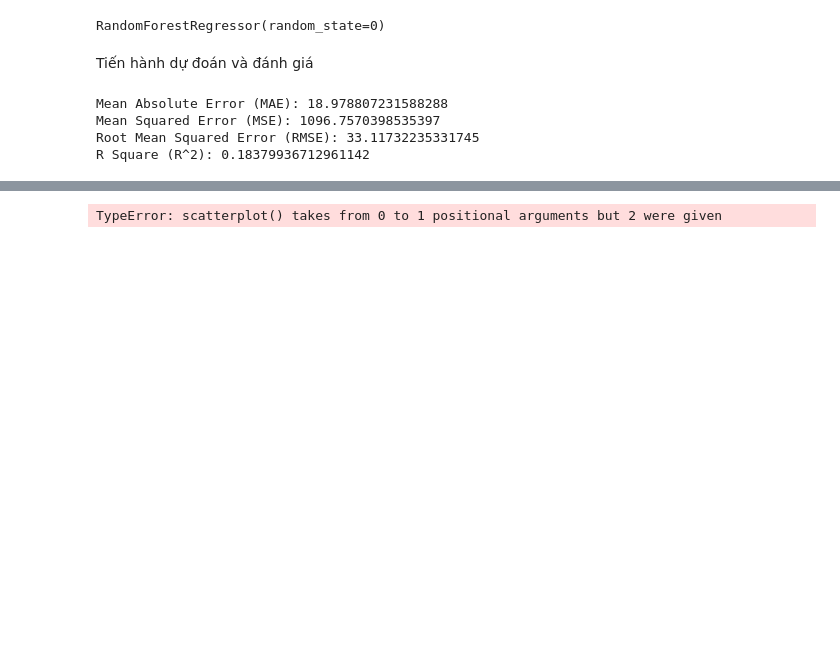
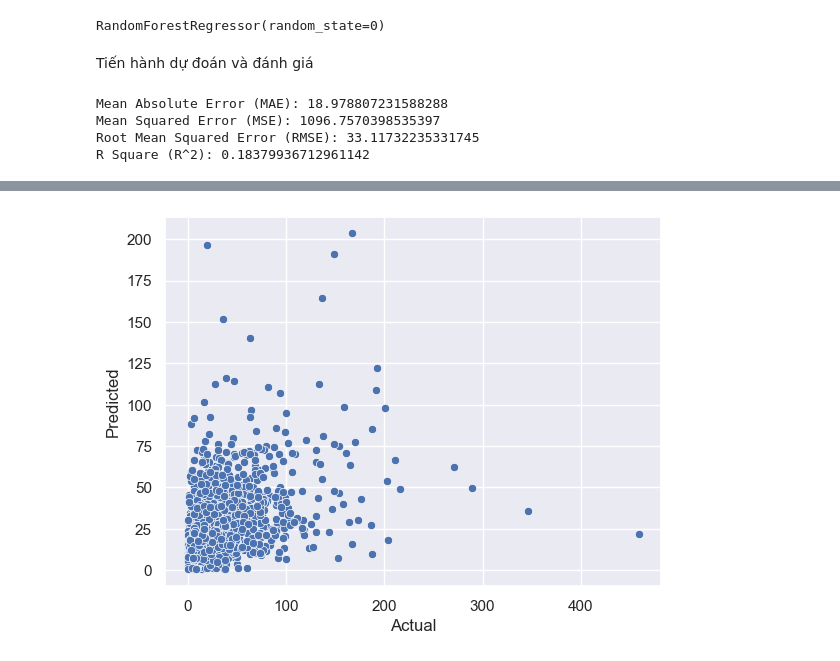
Before and after one commit to HoangPhuc0304/NMKHDL-2022, a Jupyter notebook: Data_Modeling.ipynb, the cells around one changed output, grey strips where cells are left out. Saved outputs shown, nothing was run; the diff lists cells and outputs as text; code cells hidden in the pictures; blank space fills up the shorter version.

```diff
--- a/Data_Modeling.ipynb
+++ b/Data_Modeling.ipynb
@@ -238,7 +271,7 @@ Chia tập bộ dữ liệu thành các tập train (tập huấn luyện) và t
 - Tập test là tập giá trị được sử dụng để đánh giá độ chính xác hoặc sai số của mô hình dự đoán đã được huấn luyện. Ta cần so sánh với tập test để đánh giá khả năng tổng quát hóa với những dữ liệu không chỉ đã học mà còn với những dữ liệu mới, chưa gặp trước đó.
 # %%
 #Ta sẽ chọn 80% cho tập train và 20% cho tập test
-X_train, X_test, Y_train, Y_test = train_test_split(X,Y,test_size=0.2,random_state=0)
+X2_train, X2_test, y2_train, y2_test = train_test_split(X2,y2,test_size=0.2,random_state=0)
 # %% [markdown]
 Scale dữ liệu (Feature scaling)
 
@@ -248,28 +281,28 @@ Scale dữ liệu (Feature scaling)
 Ở bài toán này, ta sẽ scale các dữ liệu ở các cột **salary**, **companySize**,**approvedOn** bằng phương pháp Standardization bằng StandardScaler (thư viện có sẵn của scikit-learn)
 # %%
 sc=StandardScaler()
-X_train[['salary','companySize','approvedOn']] = sc.fit_transform(X_train[['salary','companySize','approvedOn']])
-X_test[['salary','companySize','approvedOn']] = sc.fit_transform(X_test[['salary','companySize','approvedOn']])
+X2_train[['salary','companySize','approvedOn']] = sc.fit_transform(X2_train[['salary','companySize','approvedOn']])
+X2_test[['salary','companySize','approvedOn']] = sc.fit_transform(X2_test[['salary','companySize','approvedOn']])
 # %% [markdown]
 Sau khi đã chia các tập dữ liệu và scale, ta tiến hành khởi tạo mô hình Random Forest Regression và đưa tập train vào để tiến hành huấn luyện.
 # %%
 model = RandomForestRegressor(n_estimators = 100, random_state = 0)
-model.fit(X_train, Y_train)
+model.fit(X2_train, y2_train)
 # %% [output]
 RandomForestRegressor(random_state=0)
 # %% [markdown]
 Tiến hành dự đoán và đánh giá
 # %%
-Y_pred = model.predict(X_test)
+y2_pred = model.predict(X2_test)
 
 # MAE (Mean Absolute Error)
-print('Mean Absolute Error (MAE):', mean_absolute_error(Y_test, Y_pred))
+print('Mean Absolute Error (MAE):', mean_absolute_error(y2_test, y2_pred))
 # MSE (Mean Square Error)
-print('Mean Squared Error (MSE):', mean_squared_error(Y_test, Y_pred))
+print('Mean Squared Error (MSE):', mean_squared_error(y2_test, y2_pred))
 # RMSE (Root Mean Square Error)
-print('Root Mean Squared Error (RMSE):', np.sqrt(mean_squared_error(Y_test, Y_pred)))
+print('Root Mean Squared Error (RMSE):', np.sqrt(mean_squared_error(y2_test, y2_pred)))
 #R Square
-print('R Square (R^2):', r2_score(Y_test,Y_pred))
+print('R Square (R^2):', r2_score(y2_test,y2_pred))
 # %% [output]
 Mean Absolute Error (MAE): 18.978807231588288
 Mean Squared Error (MSE): 1096.7570398535397
@@ -278,7 +330,8 @@ R Square (R^2): 0.18379936712961142
 # %%
 sns.set_theme()
-sns.scatterplot(Y_test, Y_pred)
+sns.scatterplot(y2_test, y2_pred)
 plt.xlabel('Actual')
-plt.xlabel('Predicted')
+plt.ylabel('Predicted')
+plt.show()
 # %% [output]
-TypeError: scatterplot() takes from 0 to 1 positional arguments but 2 were given
+[figure, added]
```
Also changed, not shown: parts of 21 cells of this notebook.
